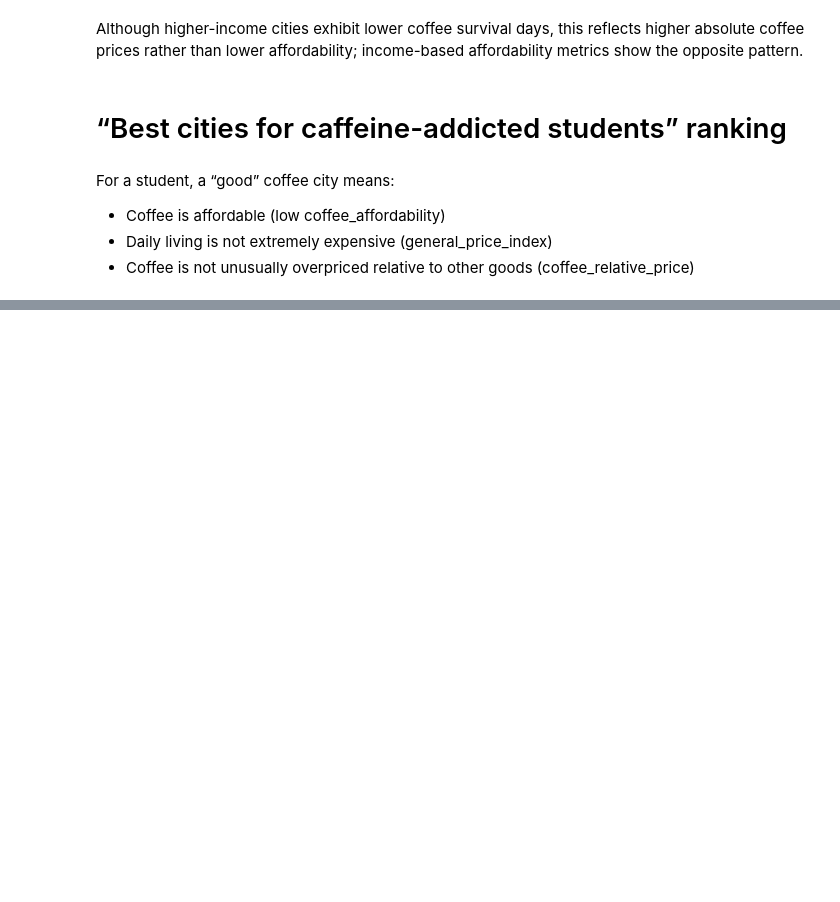
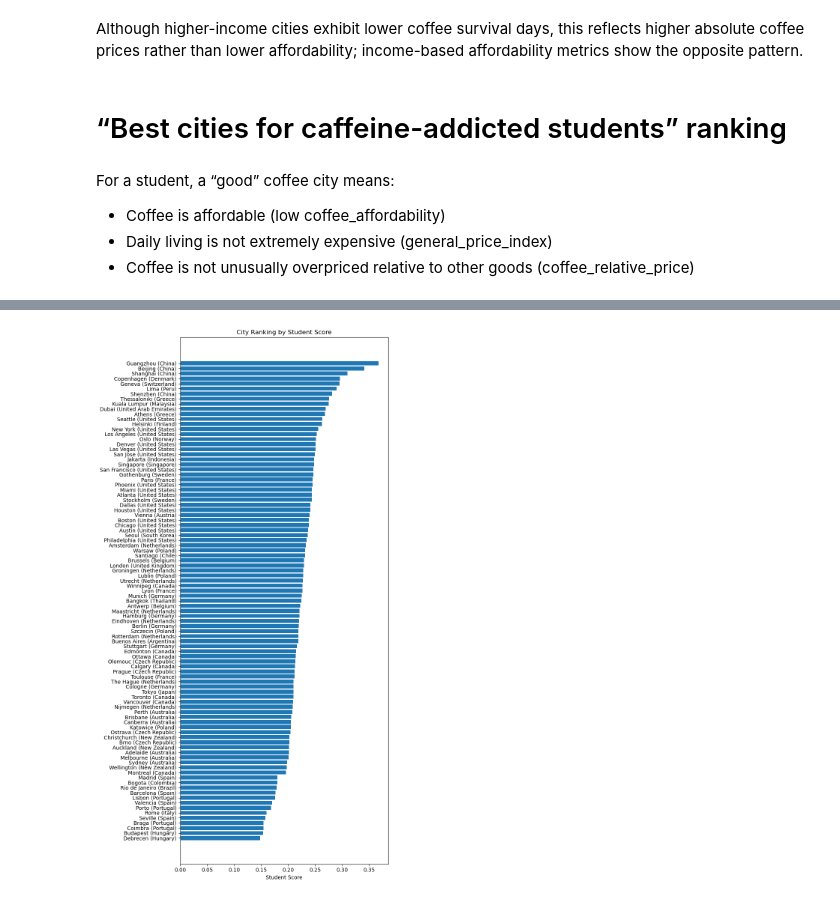
Before and after one commit to luckakovy/Global-Analysis-of-Coffee-Affordability-Best-Cities-for-Boke-Caffeine-Addicted-Students, a Jupyter notebook: analysis.ipynb, the cells around one changed output, grey strips where cells are left out. Drawn from its saved outputs; the diff is of its cells as text; code cells hidden in the pictures; blank space fills up the shorter version.

```diff
--- a/analysis.ipynb
+++ b/analysis.ipynb
@@ -714,0 +716,13 @@ best_cities.head(10) # top 10 best cities for coffee-loving students
+# %%
+plt.figure(figsize=(8, 15))
+plt.barh(
+    best_cities["City"] + " (" + best_cities["Country"] + ")",
+    best_cities["student_score"]
+)
+plt.xlabel("Student Score")
+plt.title("City Ranking by Student Score")
+plt.tight_layout()
+plt.savefig("figures/student_best_cities.png", dpi=200, bbox_inches="tight")
+plt.show()
+# %% [output]
+[figure, added]
```
Also changed, not shown: parts of 5 cells of this notebook, 3 other files.
